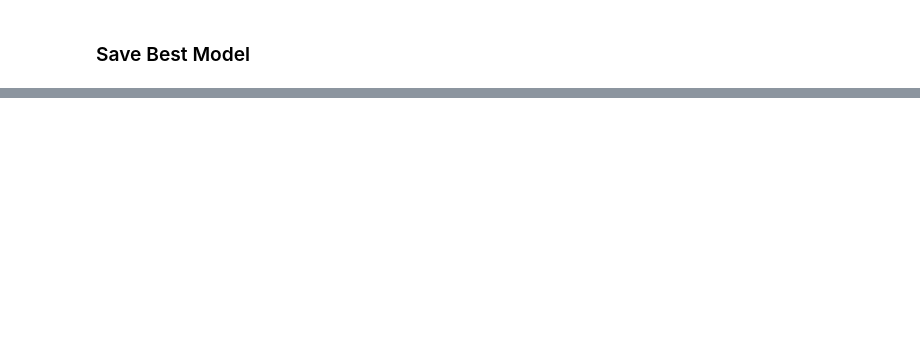
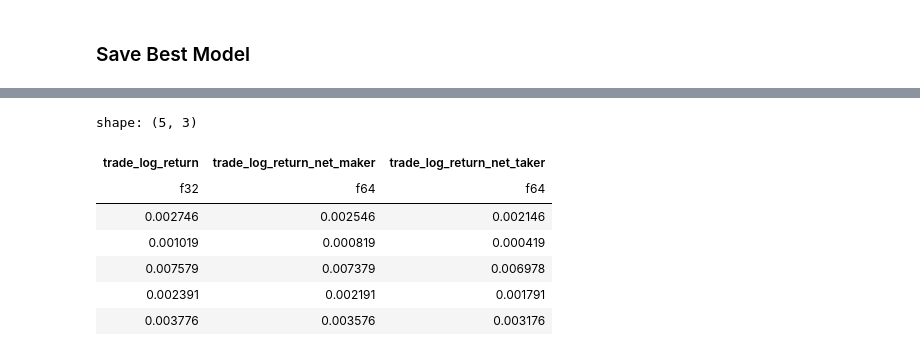
Before and after one commit to noaRoblesLevy/Quant-Research, a Jupyter notebook: BTCUSD_regression-model/regression_BTCUSD_future-log-return.ipynb, the cells around one changed output, grey strips where cells are left out. Saved outputs shown, nothing was run; the diff lists cells and outputs as text; code cells hidden in the pictures; blank space fills up the shorter version.

```diff
--- a/BTCUSD_regression-model/regression_BTCUSD_future-log-return.ipynb
+++ b/BTCUSD_regression-model/regression_BTCUSD_future-log-return.ipynb
@@ -823,0 +869,11 @@ torch.save(model.state_dict(), 'model_weights.pth')
+# %%
+model_trades.select([col for col in model_trades.columns if 'tx_fee' in col or 'trade_log_return' in col]).head(5)
+# %% [output]
+shape: (5, 3)
+| trade_log_return | trade_log_return_net_maker | trade_log_return_net_taker |
+| f32 | f64 | f64 |
+| 0.002746 | 0.002546 | 0.002146 |
+| 0.001019 | 0.000819 | 0.000419 |
+| 0.007579 | 0.007379 | 0.006978 |
+| 0.002391 | 0.002191 | 0.001791 |
+| 0.003776 | 0.003576 | 0.003176 |
```
Also changed, not shown: parts of 8 cells of this notebook, 1 other file.
